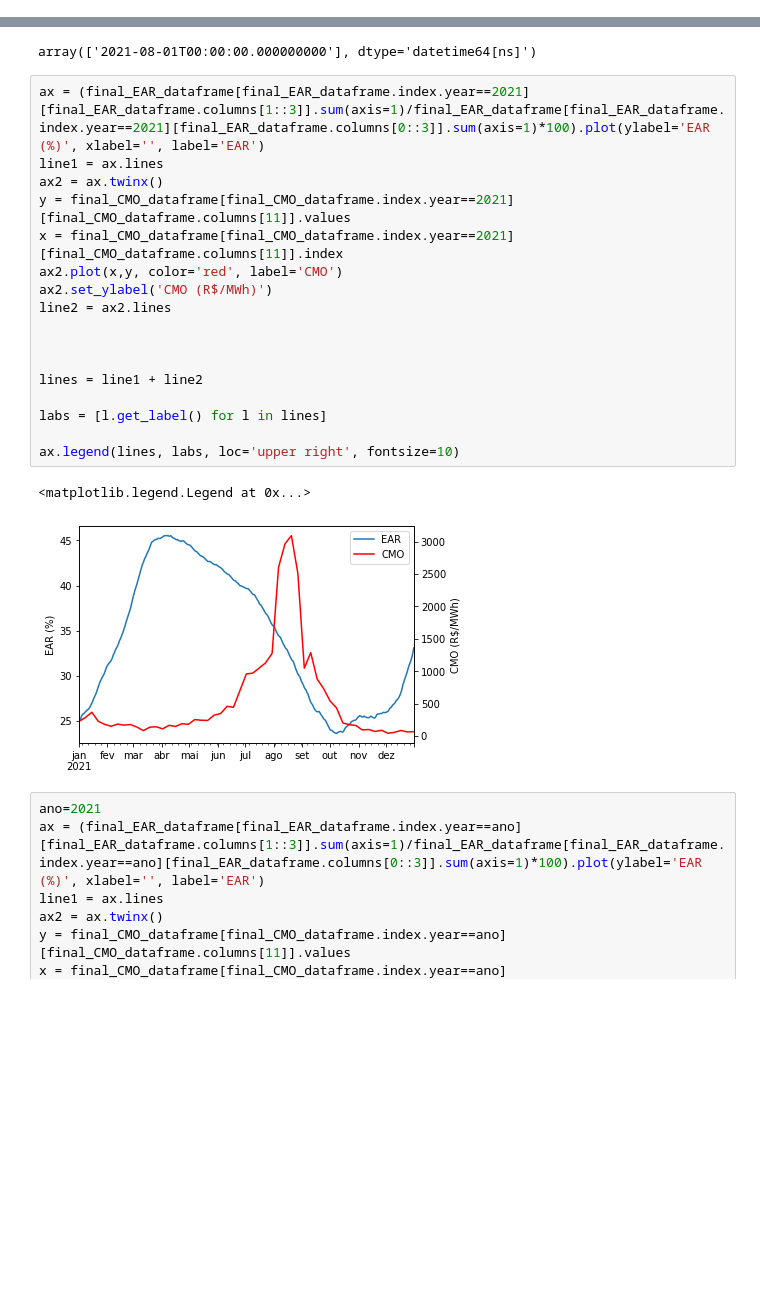
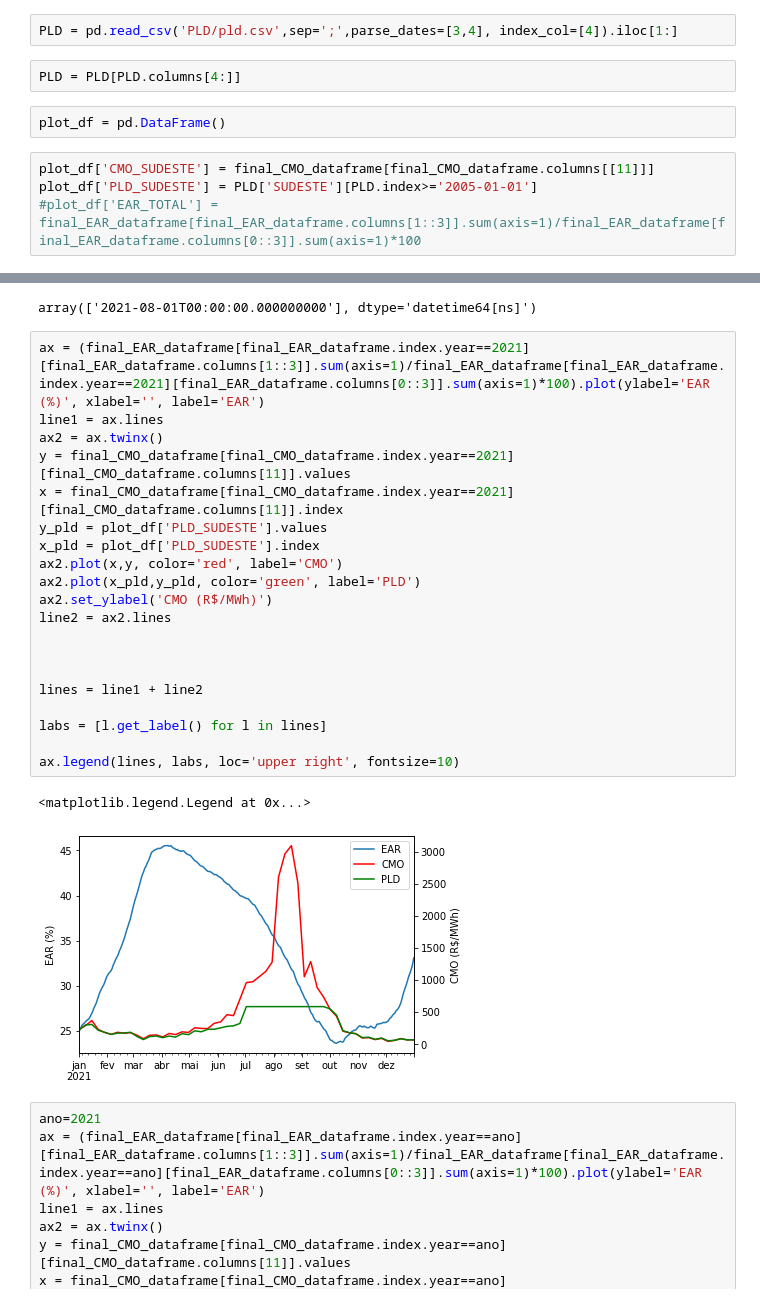
Before and after one commit to Rafa3lAlbuqueruqe/Planejamento_energetico_trabalhos, a Jupyter notebook: Seminário 1 - CMSE/dados_abertos_tratamento.ipynb, the cells around one changed output, grey strips where cells are left out. Drawn from its saved outputs; the diff is of its cells as text; blank space fills up the shorter version.

Commit message:
added pld figures

```diff
--- a/Seminário 1 - CMSE/dados_abertos_tratamento.ipynb
+++ b/Seminário 1 - CMSE/dados_abertos_tratamento.ipynb
@@ -38,0 +46,10 @@ FileNotFoundError: [Errno 2] No such file or directory: 'Seminário 1 - CMSE/PLD
+# %%
+PLD = pd.read_csv('PLD/pld.csv',sep=';',parse_dates=[3,4], index_col=[4]).iloc[1:]
+# %%
+PLD = PLD[PLD.columns[4:]]
+# %%
+plot_df = pd.DataFrame()
+# %%
+plot_df['CMO_SUDESTE'] = final_CMO_dataframe[final_CMO_dataframe.columns[[11]]]
+plot_df['PLD_SUDESTE'] = PLD['SUDESTE'][PLD.index>='2005-01-01']
+#plot_df['EAR_TOTAL'] = final_EAR_dataframe[final_EAR_dataframe.columns[1::3]].sum(axis=1)/final_EAR_dataframe[final_EAR_dataframe.columns[0::3]].sum(axis=1)*100
@@ -103,23 +148,26 @@ array(['2021-08-01T00:00:00.000000000'], dtype='datetime64[ns]')
 # %%
 ax = (final_EAR_dataframe[final_EAR_dataframe.index.year==2021][final_EAR_dataframe.columns[1::3]].sum(axis=1)/final_EAR_dataframe[final_EAR_dataframe.index.year==2021][final_EAR_dataframe.columns[0::3]].sum(axis=1)*100).plot(ylabel='EAR (%)', xlabel='', label='EAR')
 line1 = ax.lines
 ax2 = ax.twinx()
 y = final_CMO_dataframe[final_CMO_dataframe.index.year==2021][final_CMO_dataframe.columns[11]].values
 x = final_CMO_dataframe[final_CMO_dataframe.index.year==2021][final_CMO_dataframe.columns[11]].index
+y_pld = plot_df['PLD_SUDESTE'].values
+x_pld = plot_df['PLD_SUDESTE'].index
 ax2.plot(x,y, color='red', label='CMO')
+ax2.plot(x_pld,y_pld, color='green', label='PLD')
 ax2.set_ylabel('CMO (R$/MWh)')
 line2 = ax2.lines
 
 
 
 lines = line1 + line2
 
 labs = [l.get_label() for l in lines]
 
 ax.legend(lines, labs, loc='upper right', fontsize=10)
 # %% [output]
 <matplotlib.legend.Legend at 0x...>
-[figure, old version]
+[figure, new version]
 # %%
 ano=2021
 ax = (final_EAR_dataframe[final_EAR_dataframe.index.year==ano][final_EAR_dataframe.columns[1::3]].sum(axis=1)/final_EAR_dataframe[final_EAR_dataframe.index.year==ano][final_EAR_dataframe.columns[0::3]].sum(axis=1)*100).plot(ylabel='EAR (%)', xlabel='', label='EAR')
```
Also changed, not shown: parts of 5 cells of this notebook, 2 other files.
